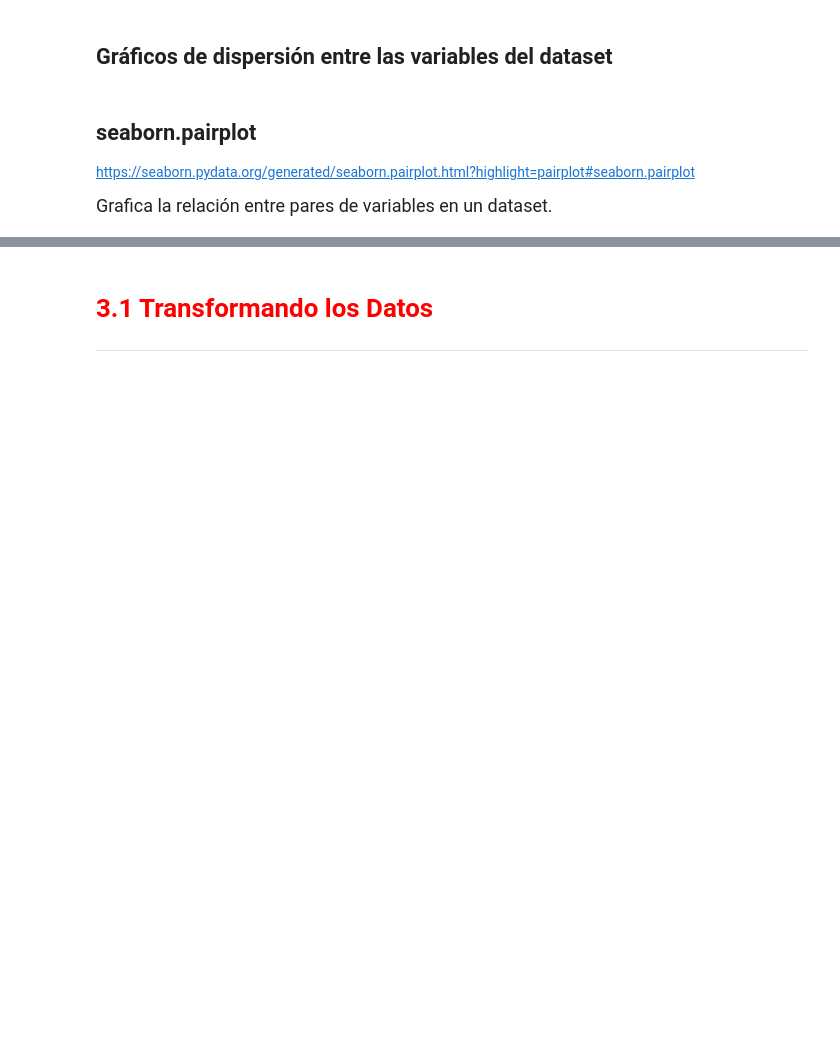
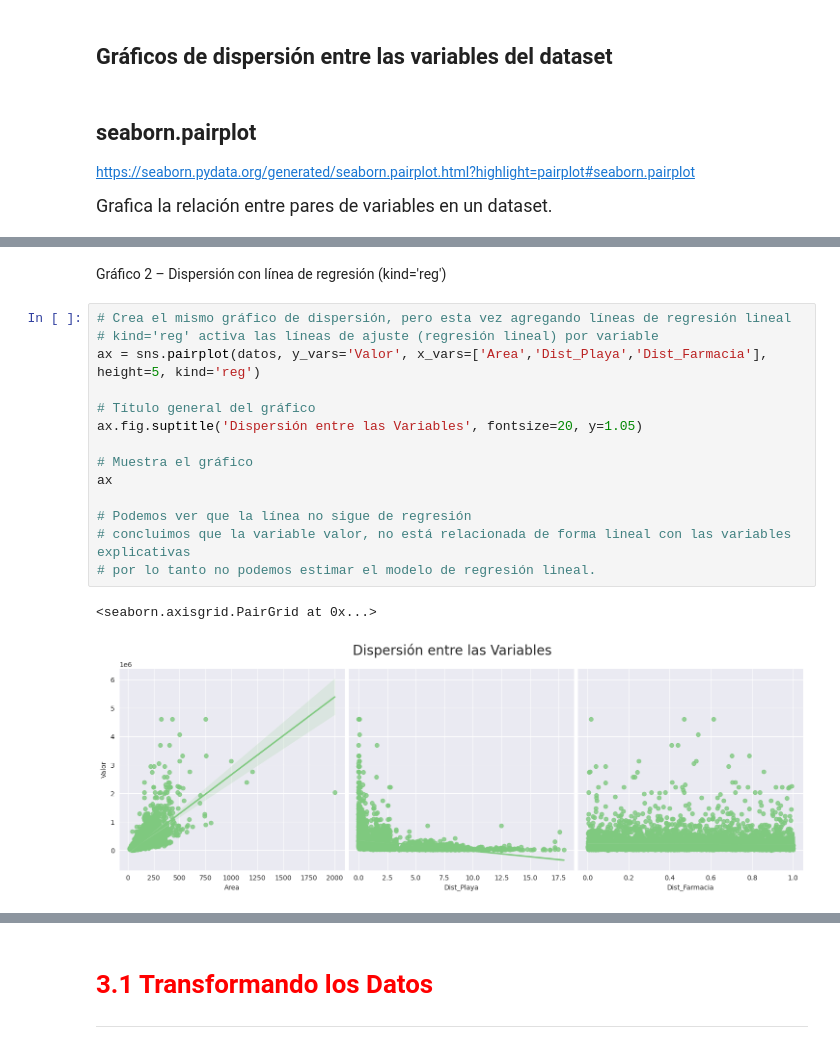
Before and after one commit to DanielRaiicHu/regresion_lineal_tecnicas_avanzadas, a Jupyter notebook: regresion_lineal_tecnicas_avanzadas.ipynb, the cells around one changed output, grey strips where cells are left out. Saved outputs shown, nothing was run; the diff lists cells and outputs as text; blank space fills up the shorter version.

```diff
--- a/regresion_lineal_tecnicas_avanzadas.ipynb
+++ b/regresion_lineal_tecnicas_avanzadas.ipynb
@@ -123,0 +231,19 @@ ax
+# %% [markdown]
+Gráfico 2 – Dispersión con línea de regresión (kind='reg')
+# %%
+# Crea el mismo gráfico de dispersión, pero esta vez agregando líneas de regresión lineal
+# kind='reg' activa las líneas de ajuste (regresión lineal) por variable
+ax = sns.pairplot(datos, y_vars='Valor', x_vars=['Area','Dist_Playa','Dist_Farmacia'], height=5, kind='reg')
+
+# Título general del gráfico
+ax.fig.suptitle('Dispersión entre las Variables', fontsize=20, y=1.05)
+
+# Muestra el gráfico
+ax
+
+# Podemos ver que la línea no sigue de regresión
+# concluimos que la variable valor, no está relacionada de forma lineal con las variables explicativas
+# por lo tanto no podemos estimar el modelo de regresión lineal.
+# %% [output]
+<seaborn.axisgrid.PairGrid at 0x...>
+[figure, added]
```
Also changed, not shown: parts of 22 cells of this notebook.
